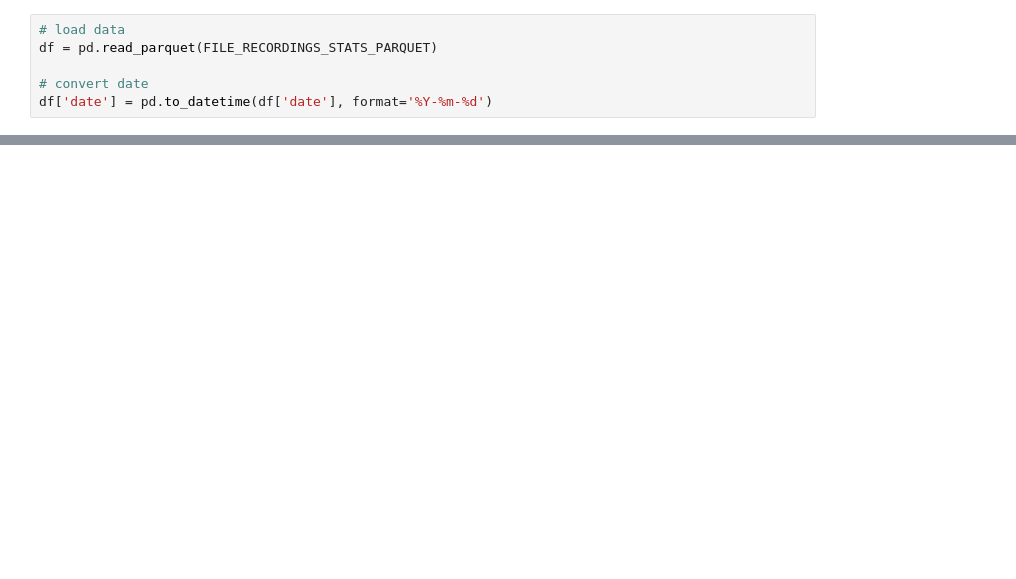
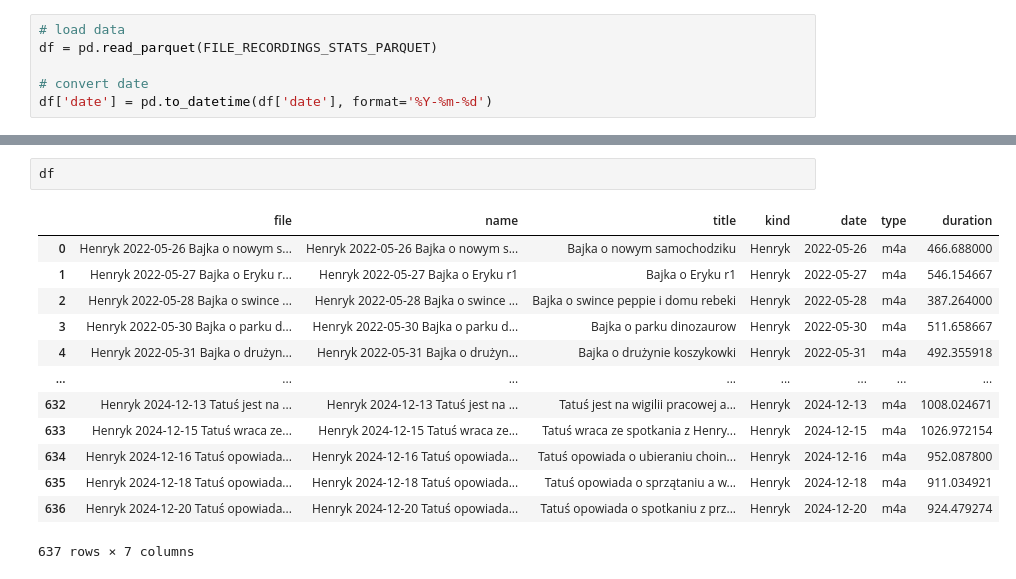
Before and after one commit to stellarshenson/henryk-analysis, a Jupyter notebook: notebooks/recordings/2 - Analyse recodings stats.ipynb, the cells around one changed output, grey strips where cells are left out. Cells and saved outputs as stored; diff of their text form; blank space fills up the shorter version.

```diff
--- a/notebooks/recordings/2 - Analyse recodings stats.ipynb
+++ b/notebooks/recordings/2 - Analyse recodings stats.ipynb
@@ -111,0 +54,16 @@ plt.show()
+# %%
+df
+# %% [output]
+|  | file | name | title | kind | date | type | duration |
+| 0 | Henryk 2022-05-26 Bajka o nowym s... | Henryk 2022-05-26 Bajka o nowym s... | Bajka o nowym samochodziku | Henryk | 2022-05-26 | m4a | 466.688000 |
+| 1 | Henryk 2022-05-27 Bajka o Eryku r... | Henryk 2022-05-27 Bajka o Eryku r1 | Bajka o Eryku r1 | Henryk | 2022-05-27 | m4a | 546.154667 |
+| 2 | Henryk 2022-05-28 Bajka o swince ... | Henryk 2022-05-28 Bajka o swince ... | Bajka o swince peppie i domu rebeki | Henryk | 2022-05-28 | m4a | 387.264000 |
+| 3 | Henryk 2022-05-30 Bajka o parku d... | Henryk 2022-05-30 Bajka o parku d... | Bajka o parku dinozaurow | Henryk | 2022-05-30 | m4a | 511.658667 |
+| 4 | Henryk 2022-05-31 Bajka o drużyn... | Henryk 2022-05-31 Bajka o drużyn... | Bajka o drużynie koszykowki | Henryk | 2022-05-31 | m4a | 492.355918 |
+| ... | ... | ... | ... | ... | ... | ... | ... |
+| 632 | Henryk 2024-12-13 Tatuś jest na ... | Henryk 2024-12-13 Tatuś jest na ... | Tatuś jest na wigilii pracowej a... | Henryk | 2024-12-13 | m4a | 1008.024671 |
+| 633 | Henryk 2024-12-15 Tatuś wraca ze... | Henryk 2024-12-15 Tatuś wraca ze... | Tatuś wraca ze spotkania z Henry... | Henryk | 2024-12-15 | m4a | 1026.972154 |
+| 634 | Henryk 2024-12-16 Tatuś opowiada... | Henryk 2024-12-16 Tatuś opowiada... | Tatuś opowiada o ubieraniu choin... | Henryk | 2024-12-16 | m4a | 952.087800 |
+| 635 | Henryk 2024-12-18 Tatuś opowiada... | Henryk 2024-12-18 Tatuś opowiada... | Tatuś opowiada o sprzątaniu a w... | Henryk | 2024-12-18 | m4a | 911.034921 |
+| 636 | Henryk 2024-12-20 Tatuś opowiada... | Henryk 2024-12-20 Tatuś opowiada... | Tatuś opowiada o spotkaniu z prz... | Henryk | 2024-12-20 | m4a | 924.479274 |
+637 rows × 7 columns
```
Also changed, not shown: parts of 7 cells of this notebook, 6 other files.
